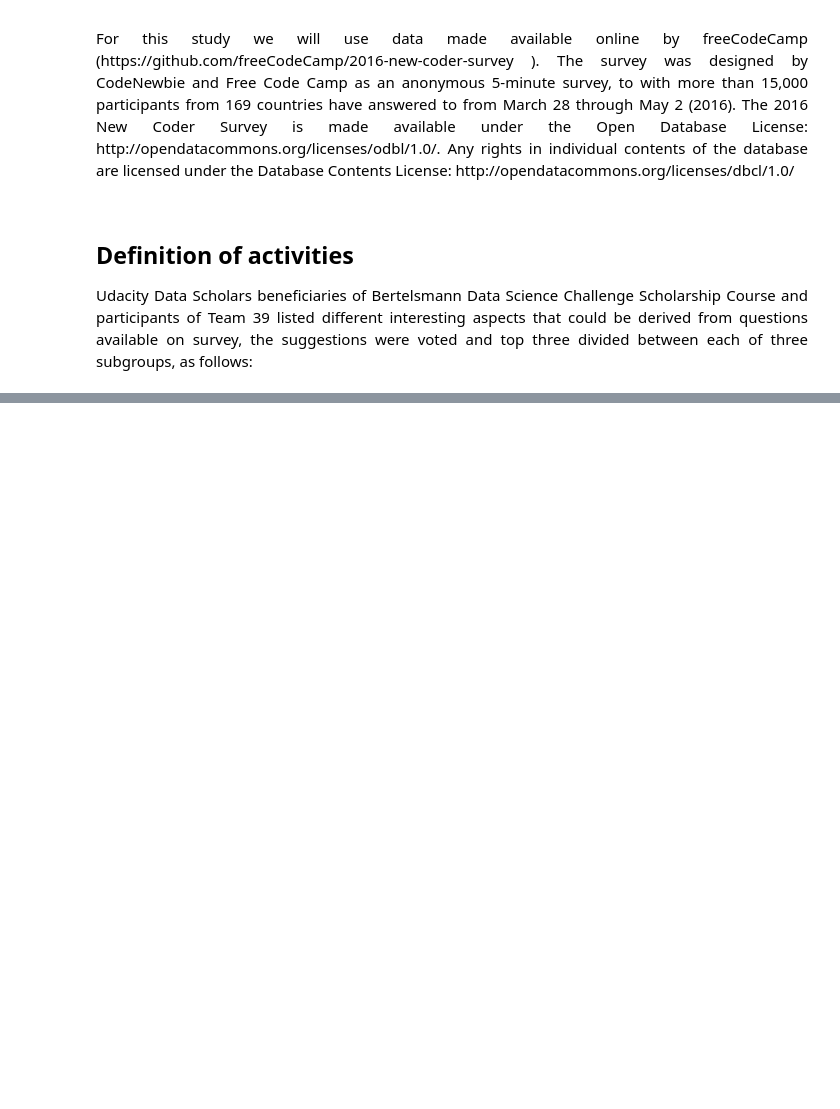
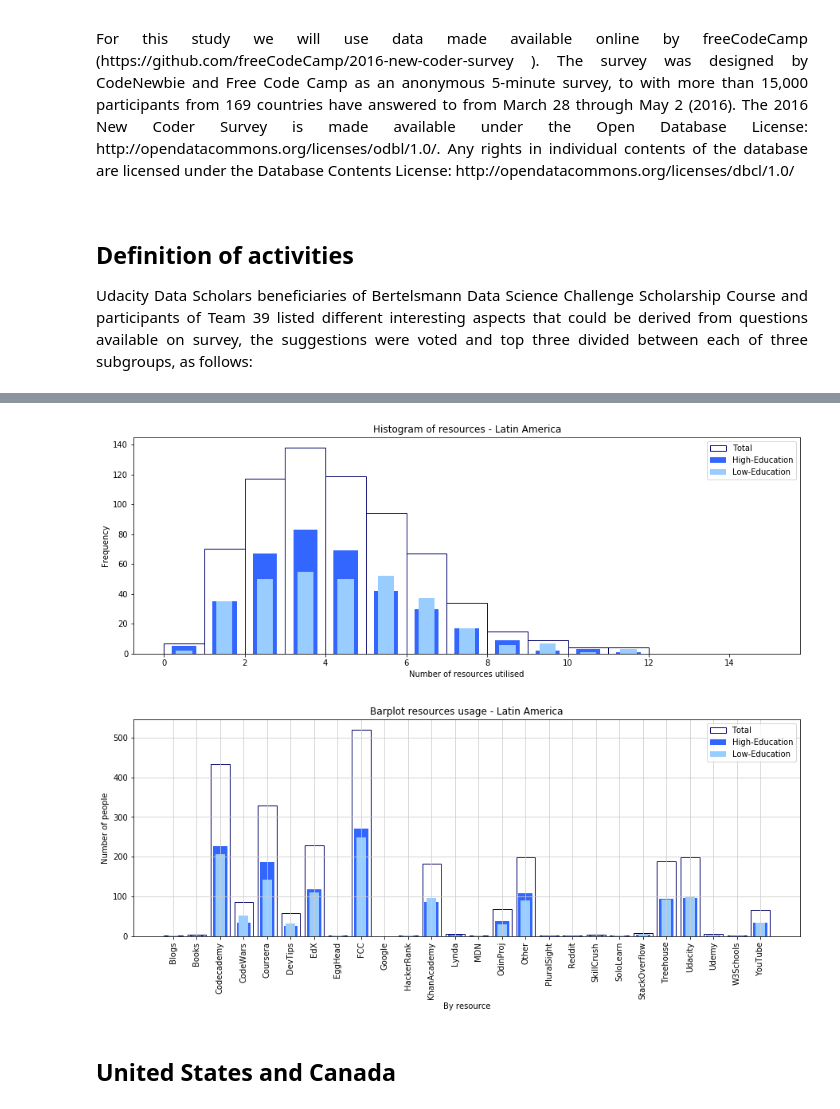
Before and after one commit to lorettarehm/DataScience, a Jupyter notebook: Team 39 - Butterflies.ipynb, the cells around one changed output, grey strips where cells are left out. Saved outputs shown, nothing was run; the diff lists cells and outputs as text; code cells hidden in the pictures; blank space fills up the shorter version.

Commit message:
All countries split version
Latin America
United States and Canada
Other America

```diff
--- a/Team 39 - Butterflies.ipynb
+++ b/Team 39 - Butterflies.ipynb
@@ -73,0 +40,6 @@ df.query()
+# %%
+#Variables
+resource_count = [0,0,0,0,0,0,0,0,0,0,0,0,0,0,0,0,0,0,0,0,0,0,0,0,0,0]
+resource_high = [0,0,0,0,0,0,0,0,0,0,0,0,0,0,0,0,0,0,0,0,0,0,0,0,0,0]
+resource_low = [0,0,0,0,0,0,0,0,0,0,0,0,0,0,0,0,0,0,0,0,0,0,0,0,0,0]
+resource_other = [0,0,0,0,0,0,0,0,0,0,0,0,0,0,0,0,0,0,0,0,0,0,0,0,0,0]
@@ -73,0 +259,9 @@ df.query()
+# %%
+#Select only CountryLive that belong to Latin America group
+latin_america = ['Argentina','Bolivia','Brazil','Chile','Colombia','Costa Rica','Cuba','Dominican Republic','Ecuador','El Salvador','Guatemala','Guyana','Haiti','Honduras','Martinique',
+        'Mexico','Nicaragua','Panama','Paraguay','Peru','Puerto Rico','Uruguay','Venezuela']
+
+#Remove all countries not listed as in Latin America
+df_selected_Latin_America = df_selected[df_selected.CountryLive.isin(latin_america)]
+
+df_total_education, df_high_education, df_low_education, columns_titles = feed_variables(df_selected_Latin_America, 'Latin America')
@@ -73,0 +295,8 @@ df.query()
+# %%
+create_histogram('Latin America', df_total_education, df_high_education, df_low_education, columns_titles)
+create_bar_graph('Latin America', df_total_education, df_high_education, df_low_education, columns_titles)
+# %% [output]
+[figure, added]
+[figure, added]
+# %% [markdown]
+<h2>United States and Canada</h2>
```
Also changed, not shown: parts of 16 cells of this notebook.
